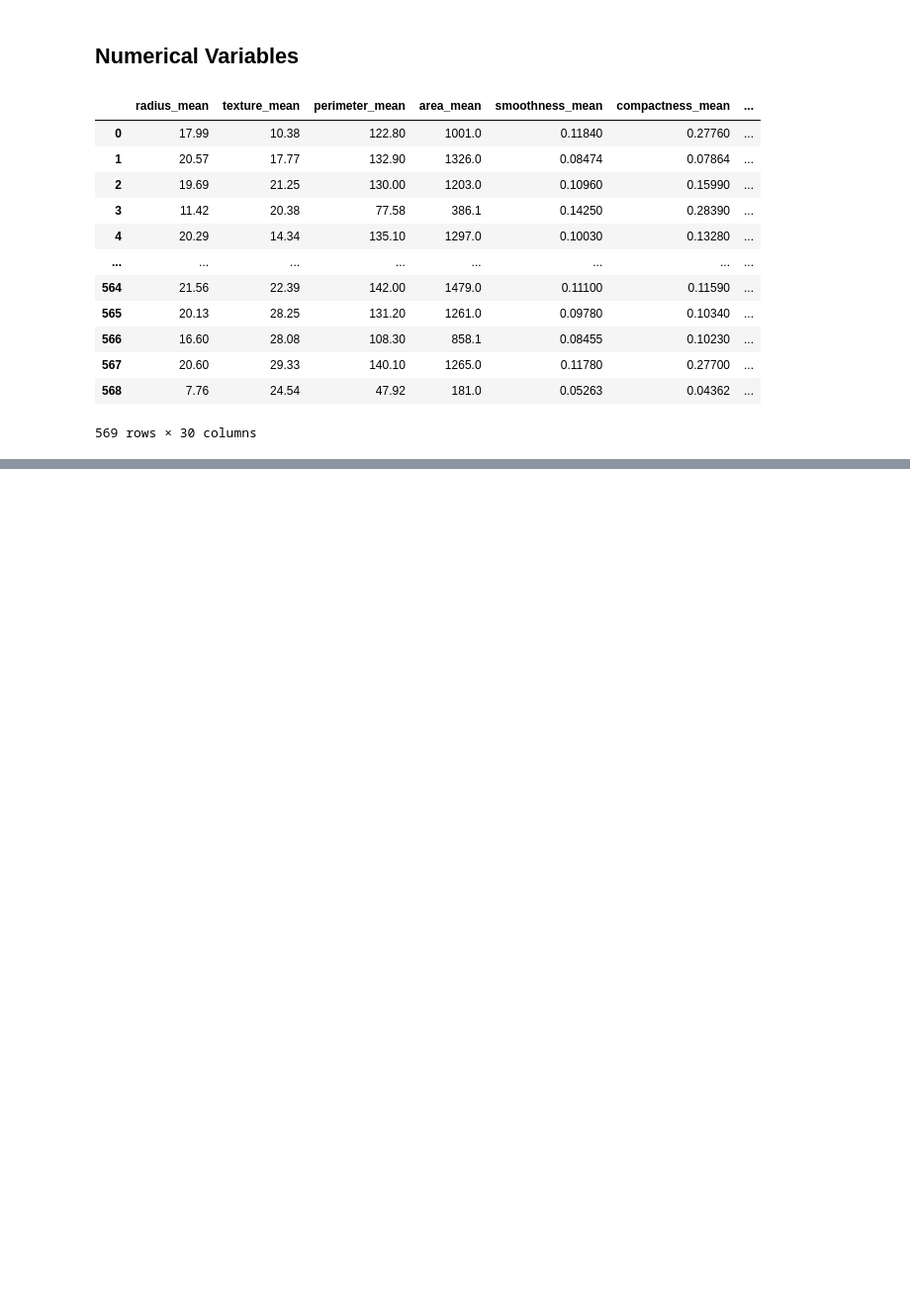
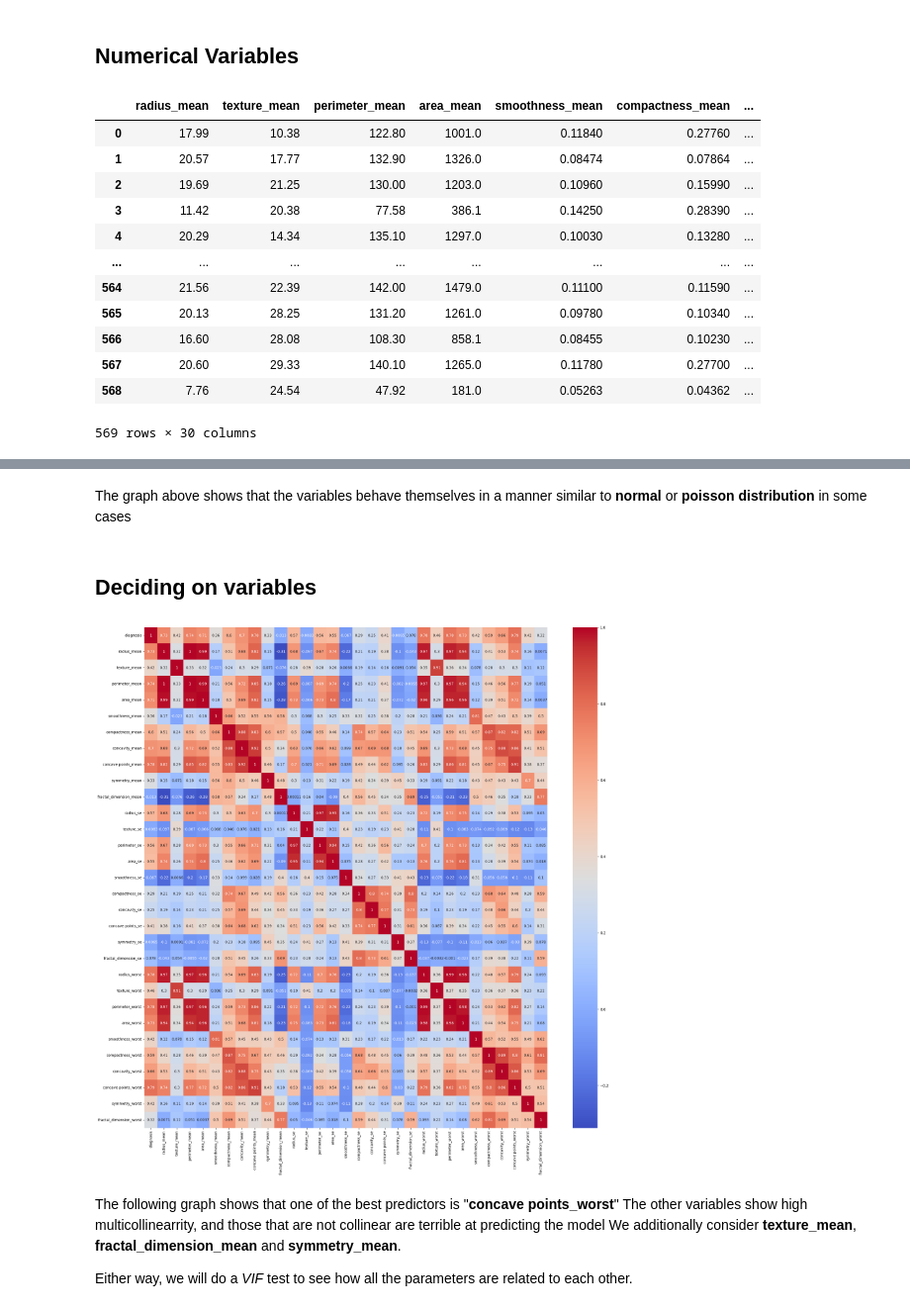
Before and after one commit to SimonGarcia01/cancer-analysis, a Jupyter notebook: DataExploration.ipynb, the cells around one changed output, grey strips where cells are left out. Shown at 99% size. Cells and saved outputs as stored; diff of their text form; code cells hidden in the pictures; blank space fills up the shorter version.

```diff
--- a/DataExploration.ipynb
+++ b/DataExploration.ipynb
@@ -173,0 +202,19 @@ data[data.columns[2:32]]
+# %% [markdown]
+The graph above shows that the variables behave themselves in a manner similar to **normal** or **poisson distribution** in some cases
+# %% [markdown]
+## Deciding on variables
+# %%
+#Here we are going to test the correlations between the variables
+matrix = data.corr()
+plt.figure(figsize=(25, 25))
+sns.heatmap(matrix, cmap='coolwarm', annot=True)
+# mostrar el mapa de calor
+plt.show()
+# %% [output]
+[figure, added]
+# %% [markdown]
+The following graph shows that one of the best predictors is "**concave points_worst**"
+The other variables show high multicollinearrity, and those that are not collinear are terrible at predicting the model
+We additionally consider **texture_mean**, **fractal_dimension_mean** and **symmetry_mean**.
+
+Either way, we will do a _VIF_ test to see how all the parameters are related to each other.
```
Also changed, not shown: parts of 43 cells of this notebook.
